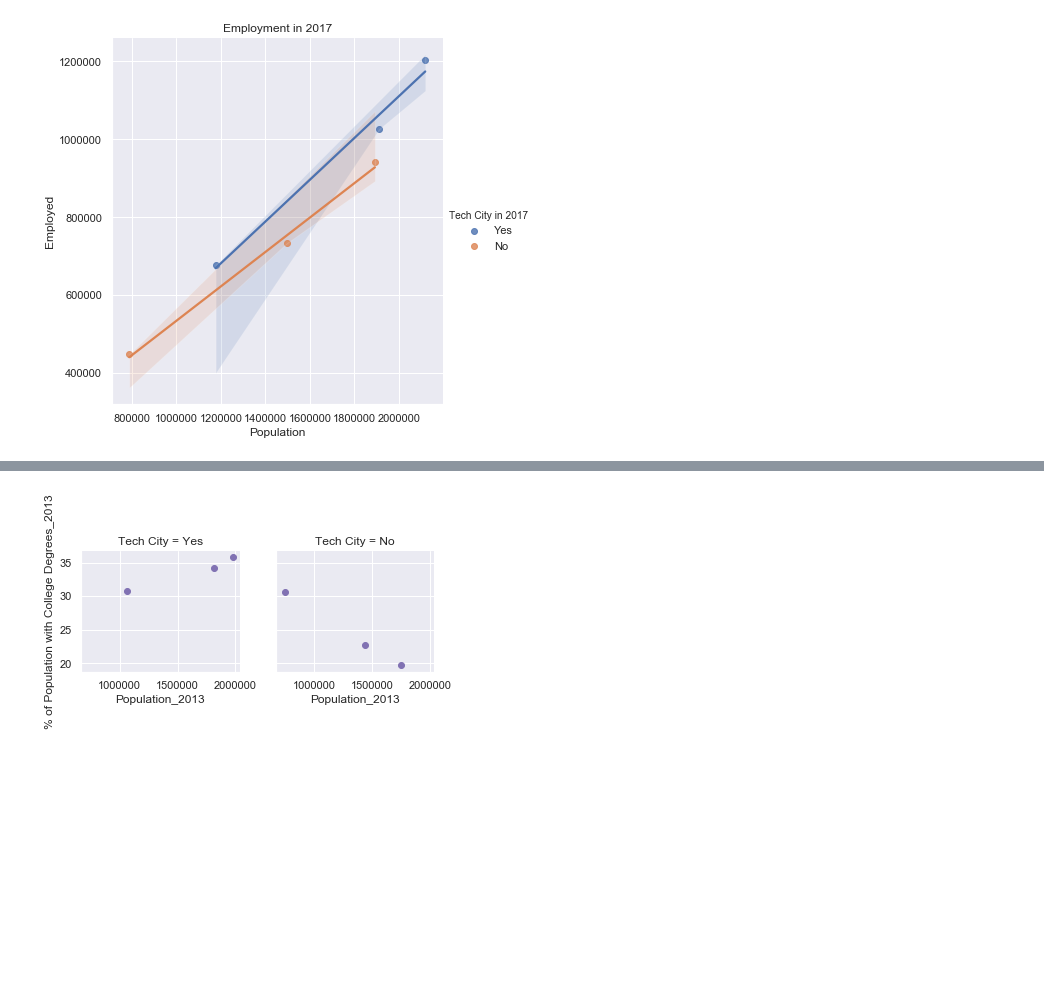
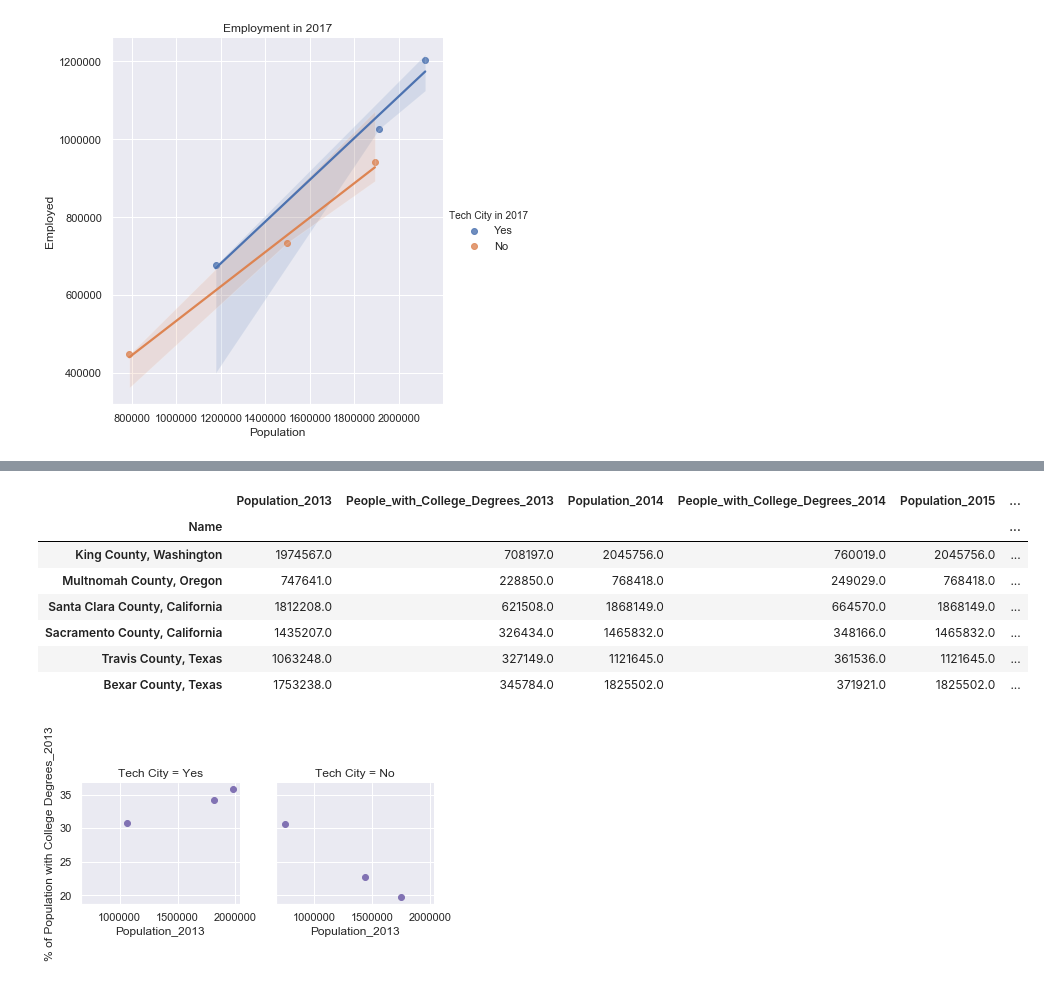
Before and after one commit to mrcjbf/project-one-repo, a Jupyter notebook: NotebooksAndData/census_api.ipynb, the cells around one changed output, grey strips where cells are left out. Saved outputs shown, nothing was run; the diff lists cells and outputs as text; code cells hidden in the pictures; blank space fills up the shorter version.

```diff
--- a/NotebooksAndData/census_api.ipynb
+++ b/NotebooksAndData/census_api.ipynb
@@ -390,15 +421,25 @@ merged_census3["People_with_College_Degrees_2017"] = merged_census3["People with
 # %%
 #Create education df for graph
 education_df = merged_census3[["Population_2013", "People_with_College_Degrees_2013", "Population_2014", "People_with_College_Degrees_2014", "Population_2015"
                                ,"People_with_College_Degrees_2015", "Population_2016", "People_with_College_Degrees_2016",
                                "Population", "People_with_College_Degrees_2017"]]
 education_df["Tech City"] = ["Yes","No","Yes","No","Yes","No"]
 education_df = education_df.rename(columns={"Population": "Population_2017"})
 education_df["% of Population with College Degrees_2013"]= education_df["People_with_College_Degrees_2013"]/education_df["Population_2013"]*100
 education_df["% of Population with College Degrees_2014"]= education_df["People_with_College_Degrees_2014"]/education_df["Population_2014"]*100
 education_df["% of Population with College Degrees_2015"]= education_df["People_with_College_Degrees_2015"]/education_df["Population_2015"]*100
 education_df["% of Population with College Degrees_2016"]= education_df["People_with_College_Degrees_2016"]/education_df["Population_2016"]*100
 education_df["% of Population with College Degrees_2017"]= education_df["People_with_College_Degrees_2017"]/education_df["Population_2017"]*100
+education_df
+# %% [output]
+|  | Population_2013 | People_with_College_Degrees_2013 | Population_2014 | People_with_College_Degrees_2014 | Population_2015 | ... |
+| Name |  |  |  |  |  | ... |
+| King County, Washington | 1974567.0 | 708197.0 | 2045756.0 | 760019.0 | 2045756.0 | ... |
+| Multnomah County, Oregon | 747641.0 | 228850.0 | 768418.0 | 249029.0 | 768418.0 | ... |
+| Santa Clara County, California | 1812208.0 | 621508.0 | 1868149.0 | 664570.0 | 1868149.0 | ... |
+| Sacramento County, California | 1435207.0 | 326434.0 | 1465832.0 | 348166.0 | 1465832.0 | ... |
+| Travis County, Texas | 1063248.0 | 327149.0 | 1121645.0 | 361536.0 | 1121645.0 | ... |
+| Bexar County, Texas | 1753238.0 | 345784.0 | 1825502.0 | 371921.0 | 1825502.0 | ... |
 # %%
 #Plot Education graph 2013
 pop_2013 = sns.FacetGrid(education_df, col="Tech City")
```
Also changed, not shown: parts of 11 cells of this notebook, 5 other files.
